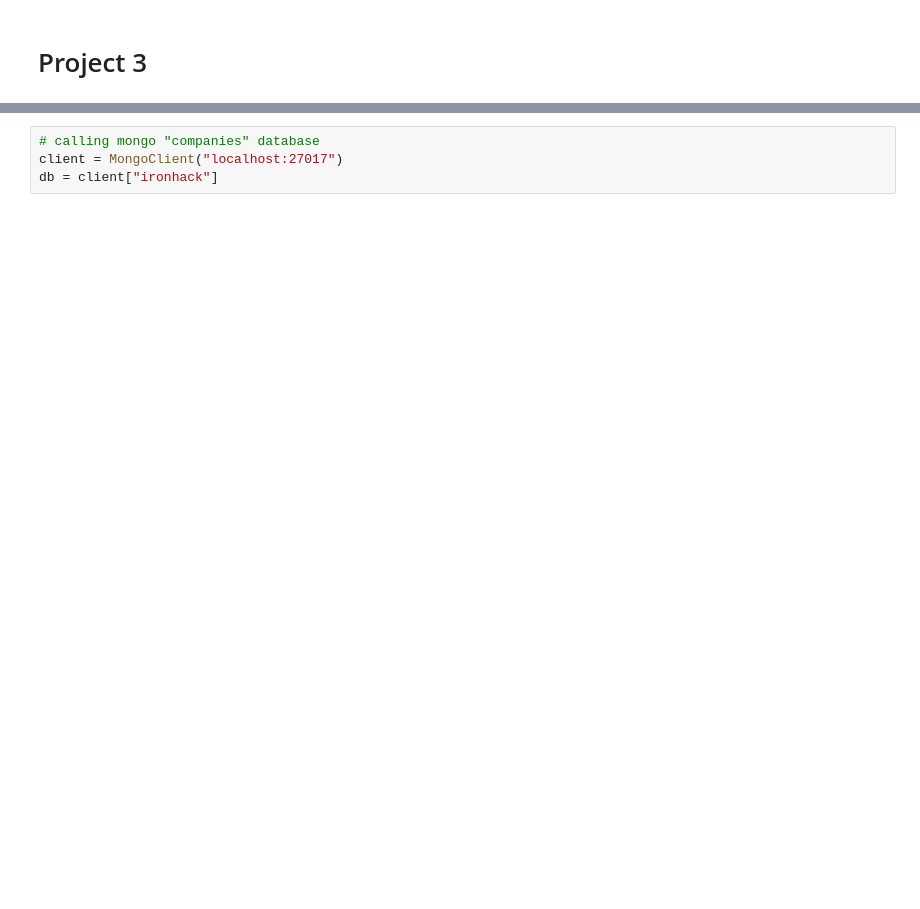
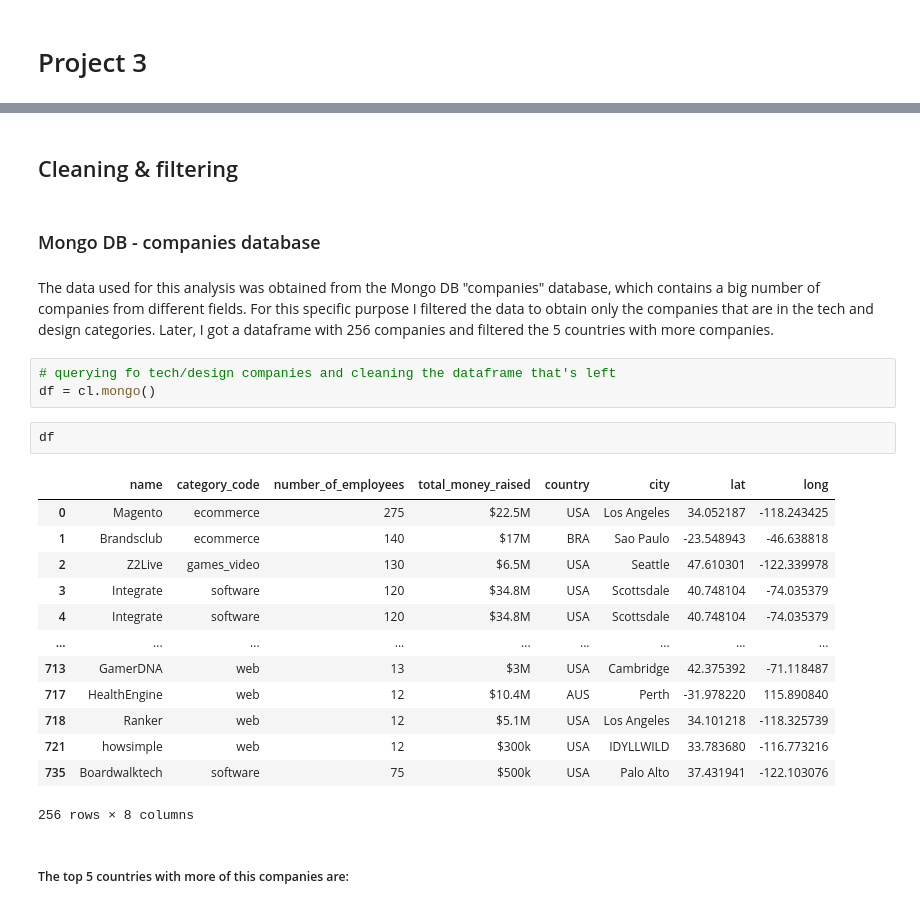
Before and after one commit to nerealarrachea/maps, a Jupyter notebook: src/main.ipynb, the cells around one changed output, grey strips where cells are left out. Drawn from its saved outputs; the diff is of its cells as text; blank space fills up the shorter version.

```diff
--- a/src/main.ipynb
+++ b/src/main.ipynb
@@ -20,4 +30,27 @@ load_dotenv()
-# %%
-# calling mongo "companies" database
-client = MongoClient("localhost:27017")
-db = client["ironhack"]
+# %% [markdown]
+## Cleaning & filtering
+# %% [markdown]
+### Mongo DB - companies database
+# %% [markdown]
+The data used for this analysis was obtained from the Mongo DB "companies" database, which contains a big number of companies from different fields. For this specific purpose I filtered the data to obtain only the companies that are in the tech and design categories. Later, I got a dataframe with 256 companies and filtered the 5 countries with more companies.
+# %%
+# querying fo tech/design companies and cleaning the dataframe that's left
+df = cl.mongo()
+# %%
+df
+# %% [output]
+|  | name | category_code | number_of_employees | total_money_raised | country | city | lat | long |
+| 0 | Magento | ecommerce | 275 | $22.5M | USA | Los Angeles | 34.052187 | -118.243425 |
+| 1 | Brandsclub | ecommerce | 140 | $17M | BRA | Sao Paulo | -23.548943 | -46.638818 |
+| 2 | Z2Live | games_video | 130 | $6.5M | USA | Seattle | 47.610301 | -122.339978 |
+| 3 | Integrate | software | 120 | $34.8M | USA | Scottsdale | 40.748104 | -74.035379 |
+| 4 | Integrate | software | 120 | $34.8M | USA | Scottsdale | 40.748104 | -74.035379 |
+| ... | ... | ... | ... | ... | ... | ... | ... | ... |
+| 713 | GamerDNA | web | 13 | $3M | USA | Cambridge | 42.375392 | -71.118487 |
+| 717 | HealthEngine | web | 12 | $10.4M | AUS | Perth | -31.978220 | 115.890840 |
+| 718 | Ranker | web | 12 | $5.1M | USA | Los Angeles | 34.101218 | -118.325739 |
+| 721 | howsimple | web | 12 | $300k | USA | IDYLLWILD | 33.783680 | -116.773216 |
+| 735 | Boardwalktech | software | 75 | $500k | USA | Palo Alto | 37.431941 | -122.103076 |
+256 rows × 8 columns
+# %% [markdown]
+##### The top 5 countries with more of this companies are:
```
Also changed, not shown: parts of 27 cells of this notebook.
